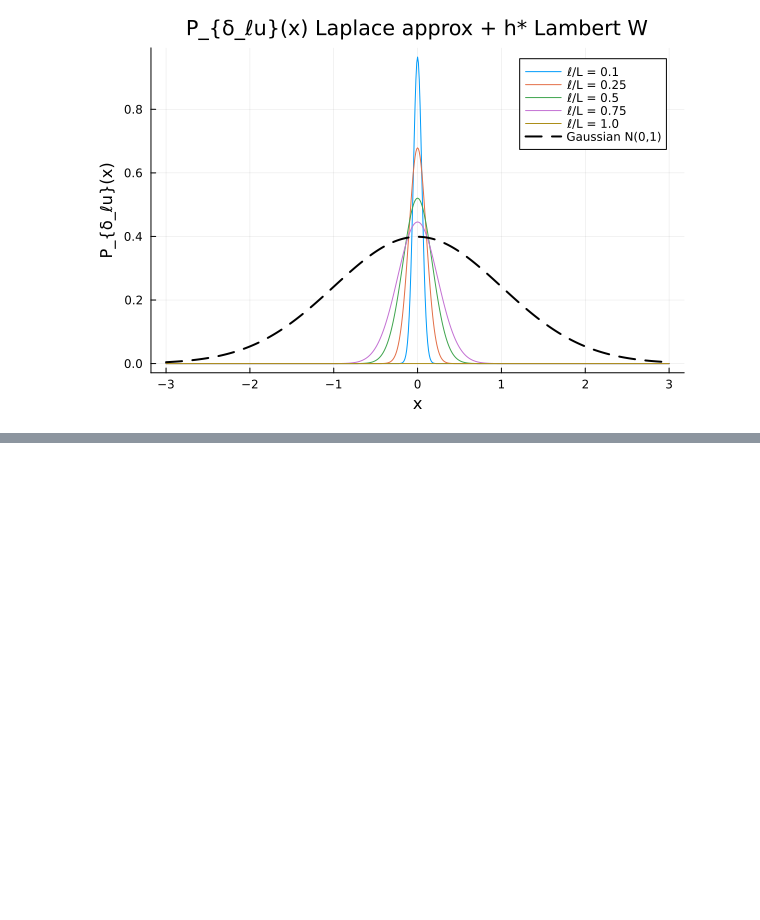
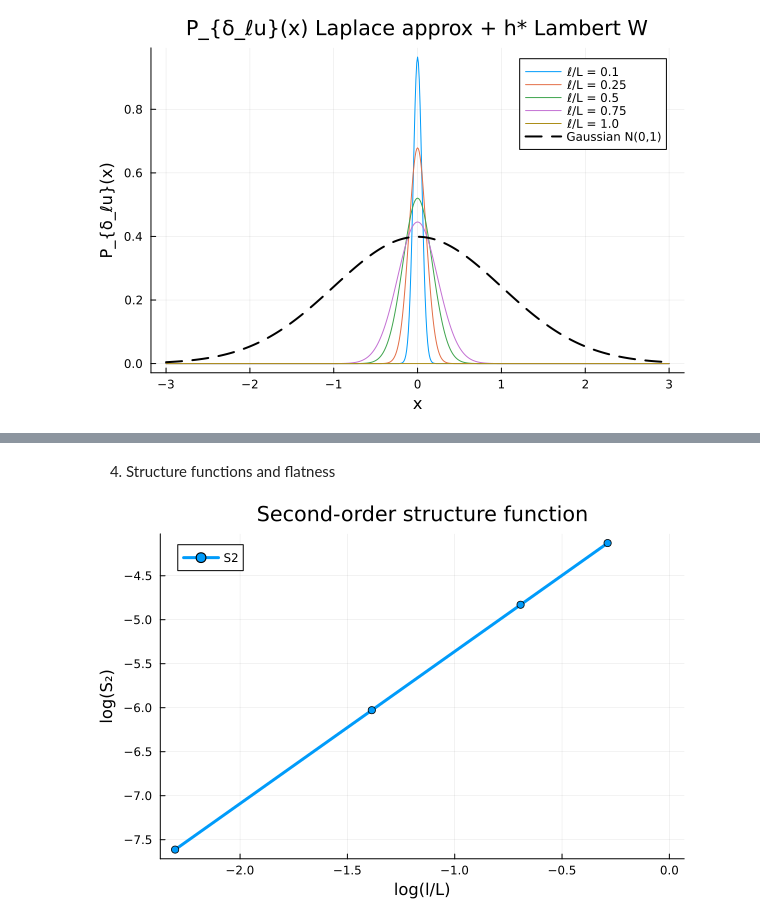
Before and after one commit to pleflohic/turbulence-velocity-increments, a Jupyter notebook: notebooks/non_normalized.ipynb, the cells around one changed output, grey strips where cells are left out. Cells and saved outputs as stored; diff of their text form; code cells hidden in the pictures; blank space fills up the shorter version.

Commit message:
S2, Flatness and skewness

```diff
--- a/notebooks/non_normalized.ipynb
+++ b/notebooks/non_normalized.ipynb
@@ -290,0 +303,2 @@ display(p1)
+# %% [markdown]
+4. Structure functions and flatness
@@ -290,0 +343,13 @@ display(p1)
+# %%
+# S2 vs l
+pS2 = plot(
+    log.(l_values ./ L),
+    log.(S2),
+    xlabel = "log(l/L)",
+    ylabel = "log(S₂)",
+    lw = 3, marker = :circle,
+    label="S2",
+    title = "Second-order structure function"
+)
+# %% [output]
+[figure, added]
```
Also changed, not shown: parts of 8 cells of this notebook.
